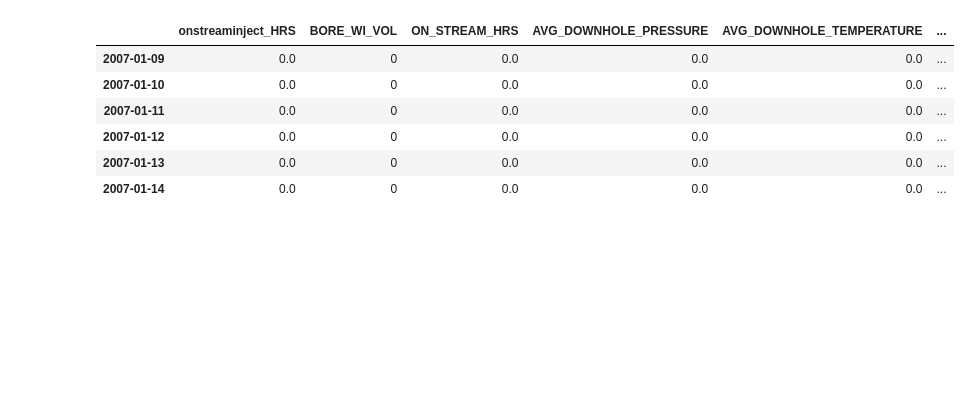
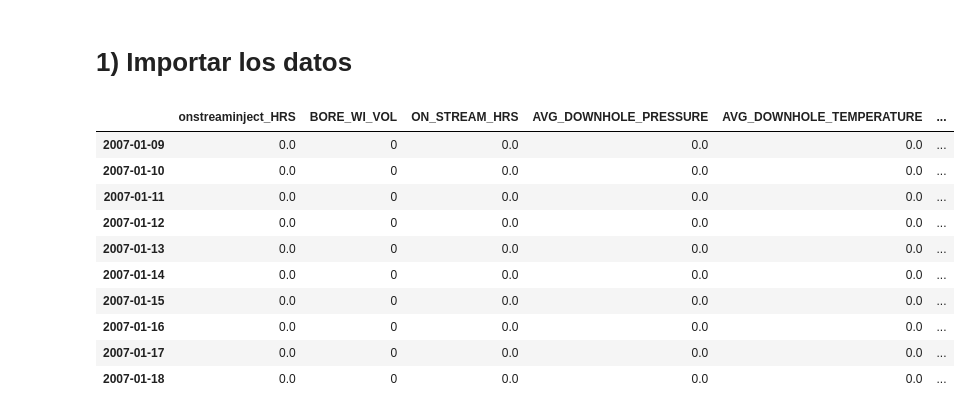
Before and after one commit to edisonc57/Practical-course-Python, a Jupyter notebook: Python_Oil_&_Gas_3.ipynb, the cells around one changed output. Cells and saved outputs as stored; diff of their text form; code cells hidden in the pictures; blank space fills up the shorter version.

```diff
--- a/Python_Oil_&_Gas_3.ipynb
+++ b/Python_Oil_&_Gas_3.ipynb
@@ -5,16 +5,22 @@ import numpy as np
 import pandas as pd
 import seaborn as sns
 import matplotlib.pyplot as plt
+# %% [markdown]
+# 1) Importar los datos
 # %%
 df= pd.read_csv('https://raw.githubusercontent.com/edisonc57/Practical-course-Python/main/Volve%20P-12_DatesCorrected.csv',
                 index_col=0 , parse_dates=True)
 # %%
-df.head(6)
+df.head(10)
 # %% [output]
 |  | onstreaminject_HRS | BORE_WI_VOL | ON_STREAM_HRS | AVG_DOWNHOLE_PRESSURE | AVG_DOWNHOLE_TEMPERATURE | ... |
 | 2007-01-09 | 0.0 | 0 | 0.0 | 0.0 | 0.0 | ... |
 | 2007-01-10 | 0.0 | 0 | 0.0 | 0.0 | 0.0 | ... |
 | 2007-01-11 | 0.0 | 0 | 0.0 | 0.0 | 0.0 | ... |
 | 2007-01-12 | 0.0 | 0 | 0.0 | 0.0 | 0.0 | ... |
 | 2007-01-13 | 0.0 | 0 | 0.0 | 0.0 | 0.0 | ... |
 | 2007-01-14 | 0.0 | 0 | 0.0 | 0.0 | 0.0 | ... |
+| 2007-01-15 | 0.0 | 0 | 0.0 | 0.0 | 0.0 | ... |
+| 2007-01-16 | 0.0 | 0 | 0.0 | 0.0 | 0.0 | ... |
+| 2007-01-17 | 0.0 | 0 | 0.0 | 0.0 | 0.0 | ... |
+| 2007-01-18 | 0.0 | 0 | 0.0 | 0.0 | 0.0 | ... |
```
Also changed, not shown: parts of 13 cells of this notebook.
